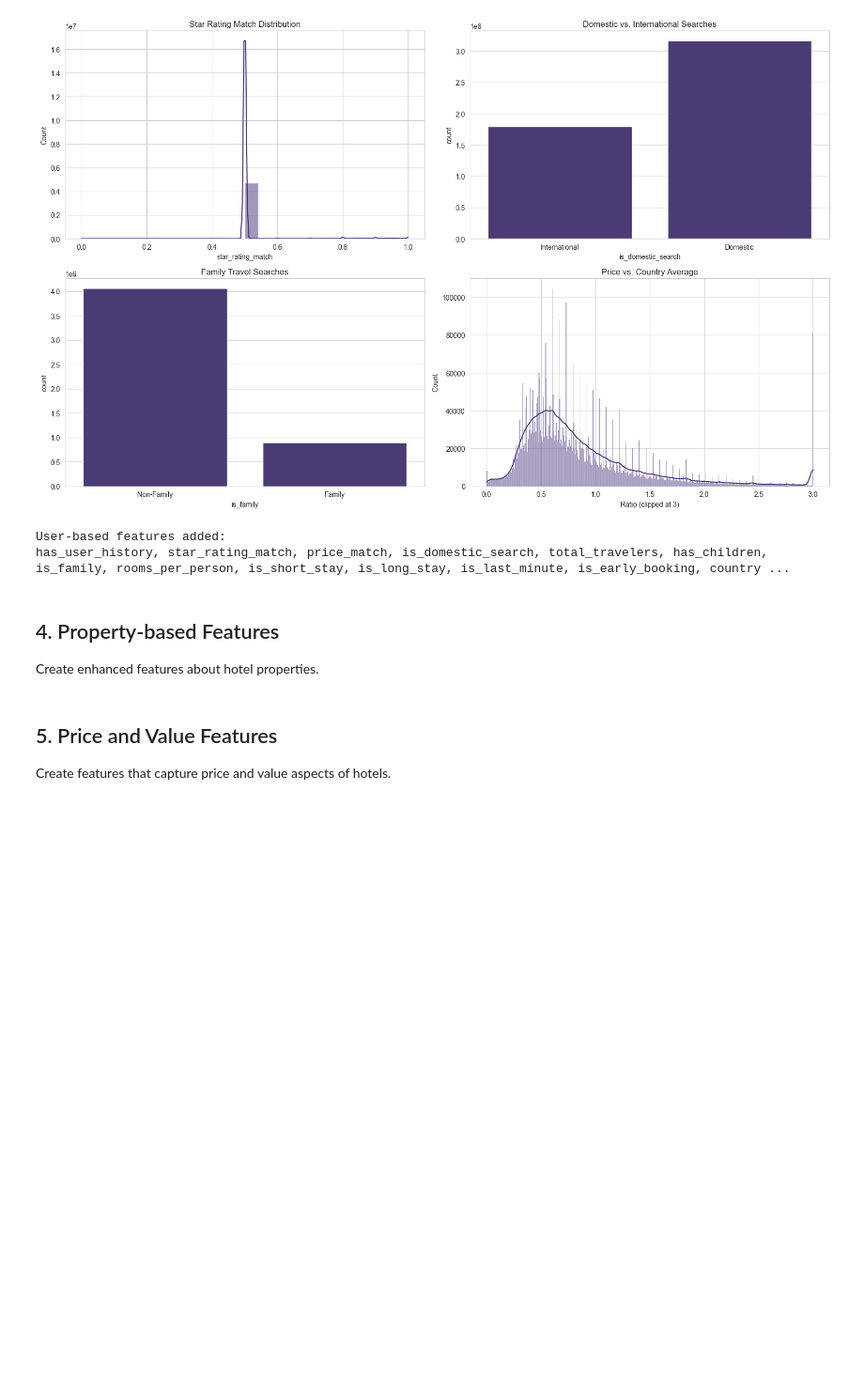
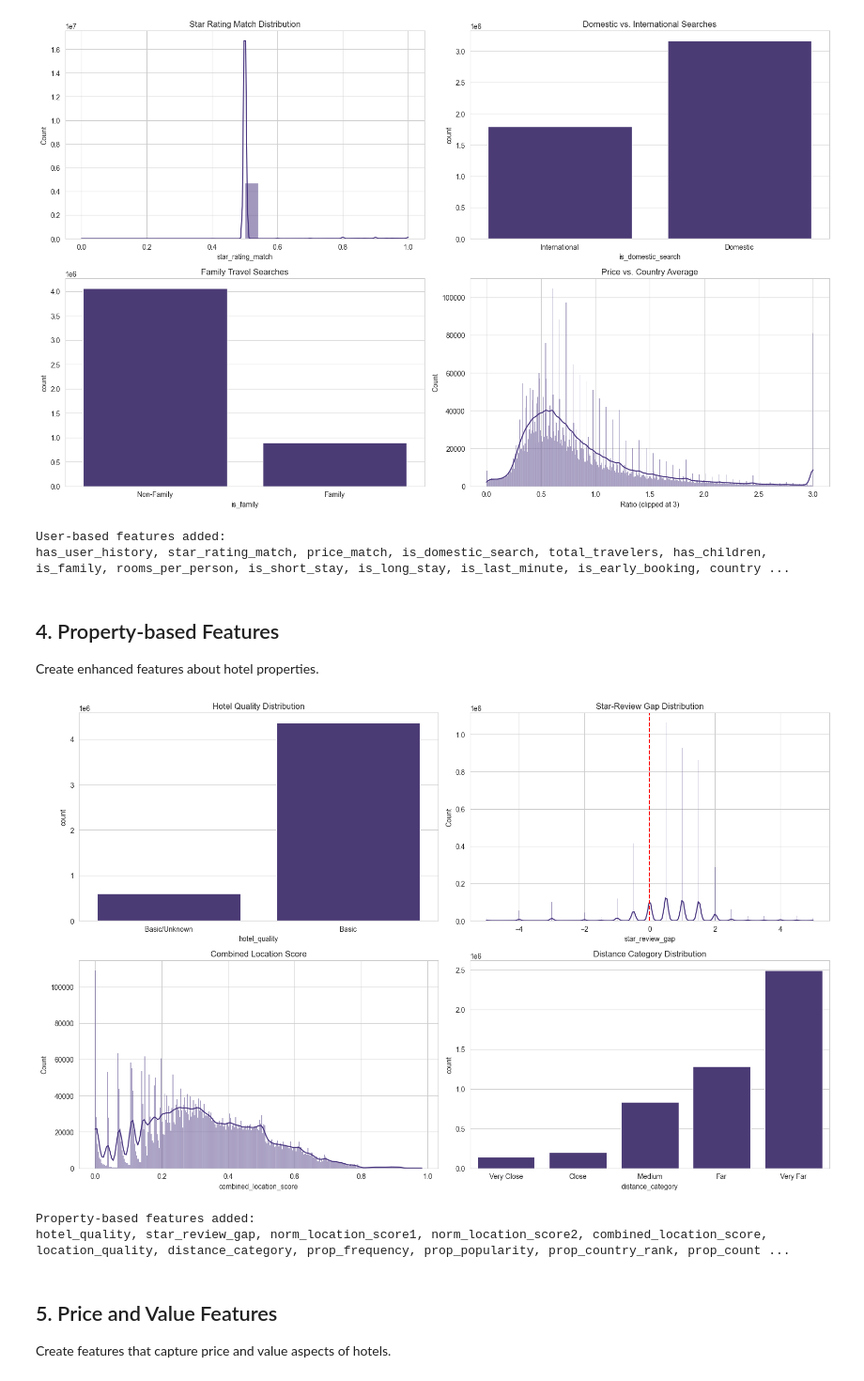
Before and after one commit to ChiefGitau/dm_kaggle_Personalize_Expedia_Hotel, a Jupyter notebook: data_feature_engineering.ipynb, the cells around one changed output. Shown at 94% size. Cells and saved outputs as stored; diff of their text form; code cells hidden in the pictures; blank space fills up the shorter version.

```diff
--- a/data_feature_engineering.ipynb
+++ b/data_feature_engineering.ipynb
@@ -315,34 +315,8 @@ df['norm_location_score2'] = df['prop_location_score2'] / max_loc2
 # Weighted combination (giving more weight to score1 as it appears more important)
 df['combined_location_score'] = (0.7 * df['norm_location_score1']) + (0.3 * df['norm_location_score2'])
 
-# Location quality tier using a robust approach
-def create_location_tiers(scores):
-    """
-    Create location quality tiers (0-3) for a series of scores.
-    Handles cases with few unique values or duplicate values that cause pd.qcut to fail.
-    """
-    if len(scores) <= 1:
-        return pd.Series([1] * len(scores))  # Default to mid-low tier
-
-    n_unique = len(scores.unique())
-
-    if n_unique == 1:
-        return pd.Series([1] * len(scores))  # Default to mid-low tier
-
-    try:
-        # Try standard quartiles first
-        return pd.qcut(scores, q=4, labels=False)
-    except ValueError:
-        try:
-            # If that fails, try with fewer bins based on unique values
-            return pd.qcut(scores, q=min(n_unique, 3), labels=False)
-        except ValueError:
-            # If qcut still fails, fall back to simple binning
-            return pd.cut(scores, bins=min(n_unique, 4), labels=False)
-
-# Apply the robust function to create location quality tiers
-df['location_quality'] = create_location_tiers(df['combined_location_score'])
-df['location_quality'] = df['location_quality'].fillna(1).astype(int)  # Default to mid-low if any NaN values
+# Location quality tier
+df['location_quality'] = pd.qcut(df['combined_location_score'], q=4, labels=[0, 1, 2, 3]).astype(int)
 
 # Distance buckets (only if orig_destination_distance exists)
 if 'orig_destination_distance' in df.columns:
@@ -372,33 +346,37 @@ df['prop_country_rank_pct'] = df.groupby('prop_country_id')['prop_starrating'].r
 # Property matches search destination
 df['prop_matches_destination'] = (df['srch_destination_id'] == df['prop_country_id']).astype(int)
 
 # Visualize some property-based features
 fig, axes = plt.subplots(2, 2, figsize=(16, 10))
 
 sns.countplot(x='hotel_quality', data=df, ax=axes[0, 0])
 axes[0, 0].set_title('Hotel Quality Distribution')
 axes[0, 0].set_xticklabels(['Basic/Unknown', 'Basic', 'Medium', 'High'])
 
 sns.histplot(df['star_review_gap'], kde=True, ax=axes[0, 1])
 axes[0, 1].set_title('Star-Review Gap Distribution')
 axes[0, 1].axvline(x=0, color='r', linestyle='--')
 
 sns.histplot(df['combined_location_score'], kde=True, ax=axes[1, 0])
 axes[1, 0].set_title('Combined Location Score')
 
 sns.countplot(x='distance_category', data=df, ax=axes[1, 1])
 axes[1, 1].set_title('Distance Category Distribution')
 axes[1, 1].set_xticklabels(['Very Close', 'Close', 'Medium', 'Far', 'Very Far'])
 
 plt.tight_layout()
 plt.show()
 
 print("Property-based features added:")
 property_features = ['hotel_quality', 'star_review_gap', 'norm_location_score1', 'norm_location_score2',
                     'combined_location_score', 'location_quality', 'distance_category',
                     'prop_frequency', 'prop_popularity', 'prop_country_rank', 'prop_country_rank_pct',
                     'prop_matches_destination']
 print(", ".join(property_features))
+# %% [output]
+[figure, added]
+Property-based features added:
+hotel_quality, star_review_gap, norm_location_score1, norm_location_score2, combined_location_score, location_quality, distance_category, prop_frequency, prop_popularity, prop_country_rank, prop_count ...
 # %% [markdown]
 ## 5. Price and Value Features
 
```
Also changed, not shown: parts of 2 cells of this notebook, 4 other files.
